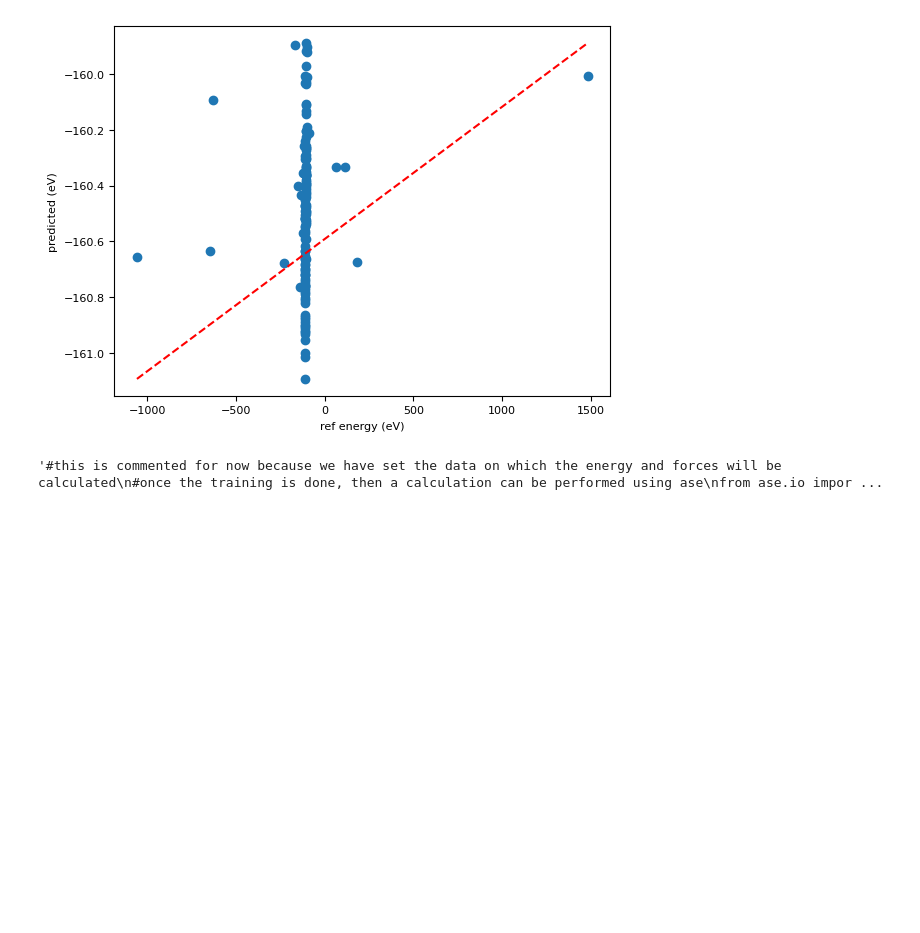
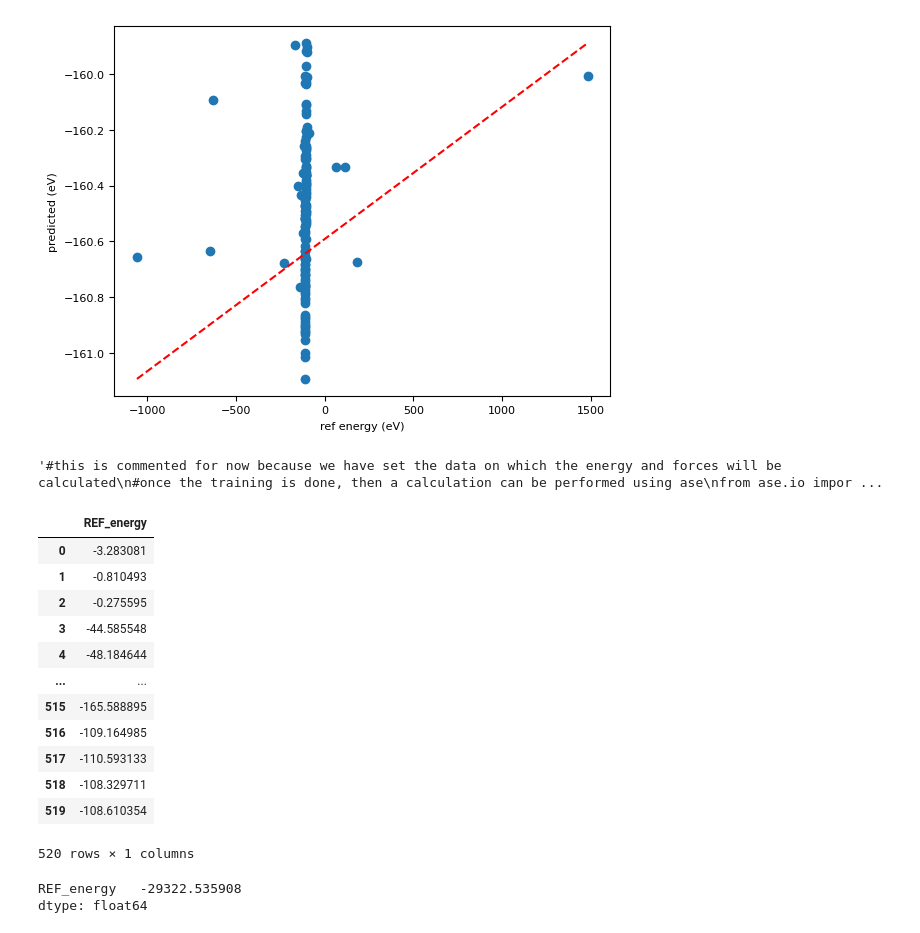
Before and after one commit to ShannonNCM/research_files, a Jupyter notebook: new_model/training_notebook.ipynb, the cells around one changed output. Cells and saved outputs as stored; diff of their text form; code cells hidden in the pictures; blank space fills up the shorter version.

```diff
--- a/new_model/training_notebook.ipynb
+++ b/new_model/training_notebook.ipynb
@@ -238,3 +238,27 @@ df = pd.DataFrame(results)
 df.to_excel(f'{model_name}.xlsx', index=False) #this is to save the results in an exel file'''
 # %% [output]
 '#this is commented for now because we have set the data on which the energy and forces will be calculated\n#once the training is done, then a calculation can be performed using ase\nfrom ase.io impor ...
+# %%
+read_test = read('train_01.xyz', index=':')
+db_test = [(a.info['REF_energy']) for a in read_test]
+df = pd.DataFrame(db_test, columns=['REF_energy'])
+df
+# %% [output]
+|  | REF_energy |
+| 0 | -3.283081 |
+| 1 | -0.810493 |
+| 2 | -0.275595 |
+| 3 | -44.585548 |
+| 4 | -48.184644 |
+| ... | ... |
+| 515 | -165.588895 |
+| 516 | -109.164985 |
+| 517 | -110.593133 |
+| 518 | -108.329711 |
+| 519 | -108.610354 |
+520 rows × 1 columns
+# %%
+df.min()
+# %% [output]
+REF_energy   -29322.535908
+dtype: float64
```
Also changed, not shown: 1 other file.
